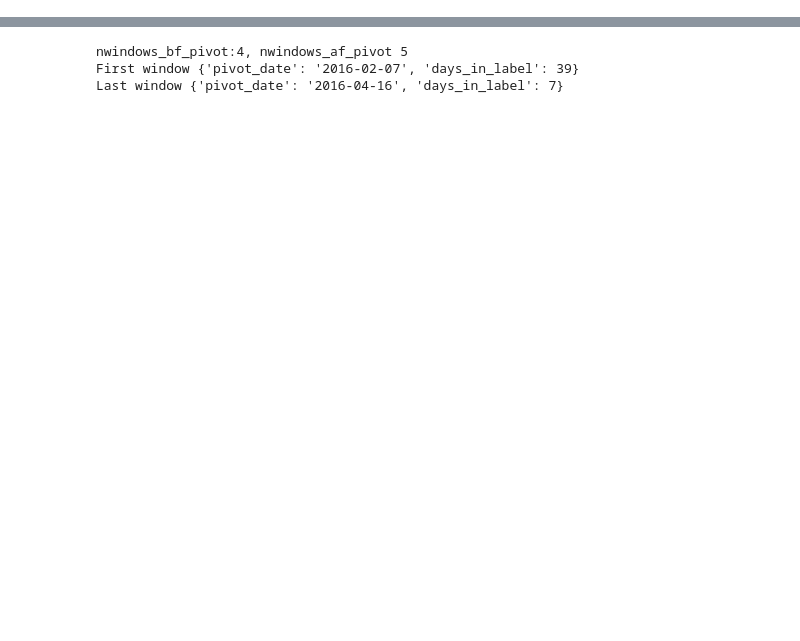
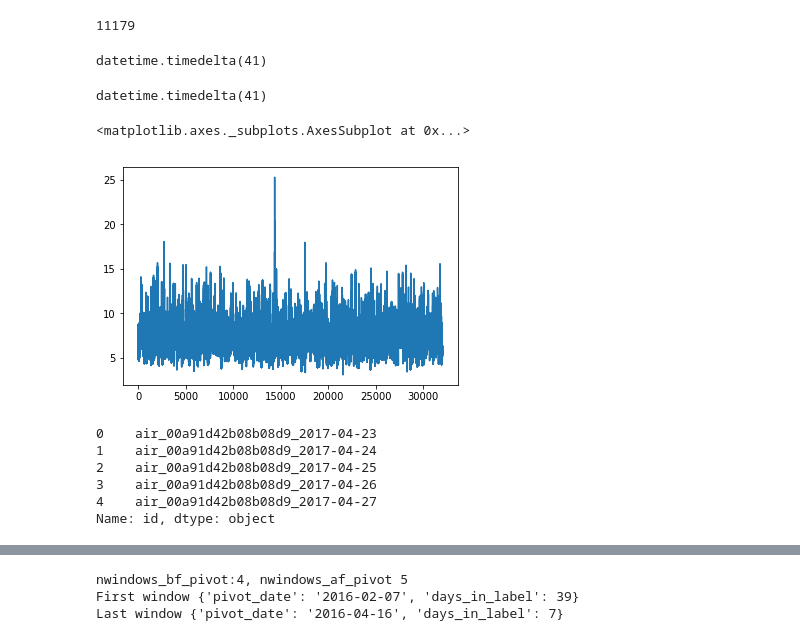
Before and after one commit to xiaochuan-du/ml_utils, a Jupyter notebook: proj/RRVF/feat_lab.ipynb, the cells around one changed output, grey strips where cells are left out. Drawn from its saved outputs; the diff is of its cells as text; code cells hidden in the pictures; blank space fills up the shorter version.

```diff
--- a/proj/RRVF/feat_lab.ipynb
+++ b/proj/RRVF/feat_lab.ipynb
@@ -26,4 +46,4 @@ feas.tail()
 # %%
-predictors = [f for f in train_feat.columns if f not in (['id','store_id','visit_date','end_date','air_area_name','visitors','month'])]
+predictors = [f for f in train_feats.columns if f not in (['id','store_id','visit_date','end_date','air_area_name','visitors','month'])]
 # %%
 import lightgbm as lgb
@@ -45,0 +104,4 @@ lgb_train = lgb.Dataset(train_feat[predictors], train_feat['visitors'])
+# %%
+gbm = lgb.Booster(model_file='result/gbm.txt')
+# %%
+pred = gbm.predict(val_feat[predictors])
@@ -45,0 +135,26 @@ lgb_train = lgb.Dataset(train_feat[predictors], train_feat['visitors'])
+# %%
+i
+# %% [output]
+11179
+# %%
+arrow.get('2017-04-22') - arrow.get('2017-03-12')
+# %% [output]
+datetime.timedelta(41)
+# %%
+arrow.get('2017-03-12') - arrow.get('2017-01-30')
+# %% [output]
+datetime.timedelta(41)
+# %%
+submission = pd.read_csv('data/sample_submission.csv')
+
+submission['visit_date'] = submission['id'].str[-10:]
+submission['store_id'] = submission['id'].str[:-11]
+
+subm = pd.DataFrame({'id':test_feat.store_id + '_' + test_feat.visit_date,'visitors':np.expm1(pred)})
+subm = submission[['id']].merge(subm,on='id',how='left').fillna(0)
+subm.to_csv(r'result/sub.csv', index=False)
+# %%
+subm["visitors"].plot()
+# %% [output]
+<matplotlib.axes._subplots.AxesSubplot at 0x...>
+[figure, added]
@@ -45,0 +173,9 @@ lgb_train = lgb.Dataset(train_feat[predictors], train_feat['visitors'])
+# %%
+test_feat.id.head()
+# %% [output]
+0    air_00a91d42b08b08d9_2017-04-23
+1    air_00a91d42b08b08d9_2017-04-24
+2    air_00a91d42b08b08d9_2017-04-25
+3    air_00a91d42b08b08d9_2017-04-26
+4    air_00a91d42b08b08d9_2017-04-27
+Name: id, dtype: object
```
Also changed, not shown: parts of 27 cells of this notebook, 5 other files.
